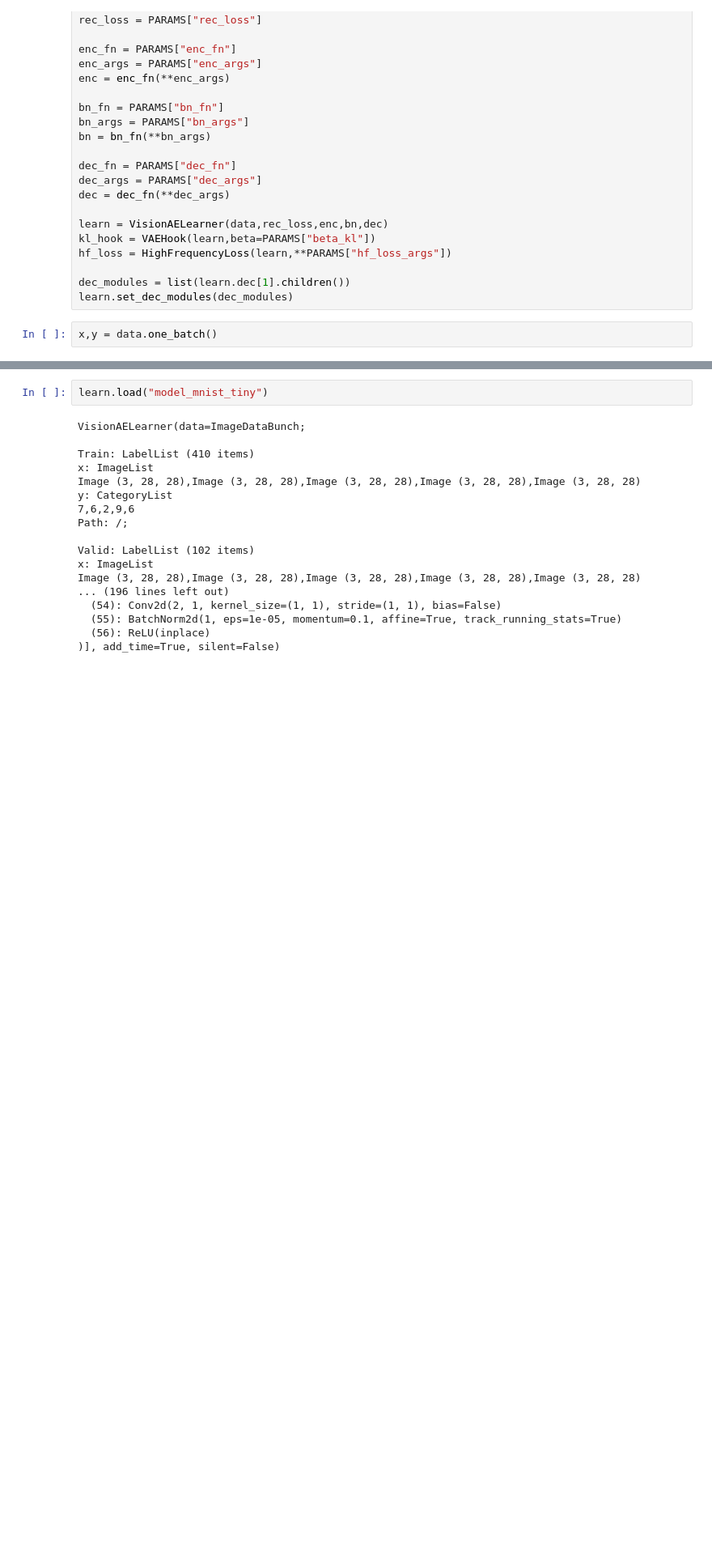
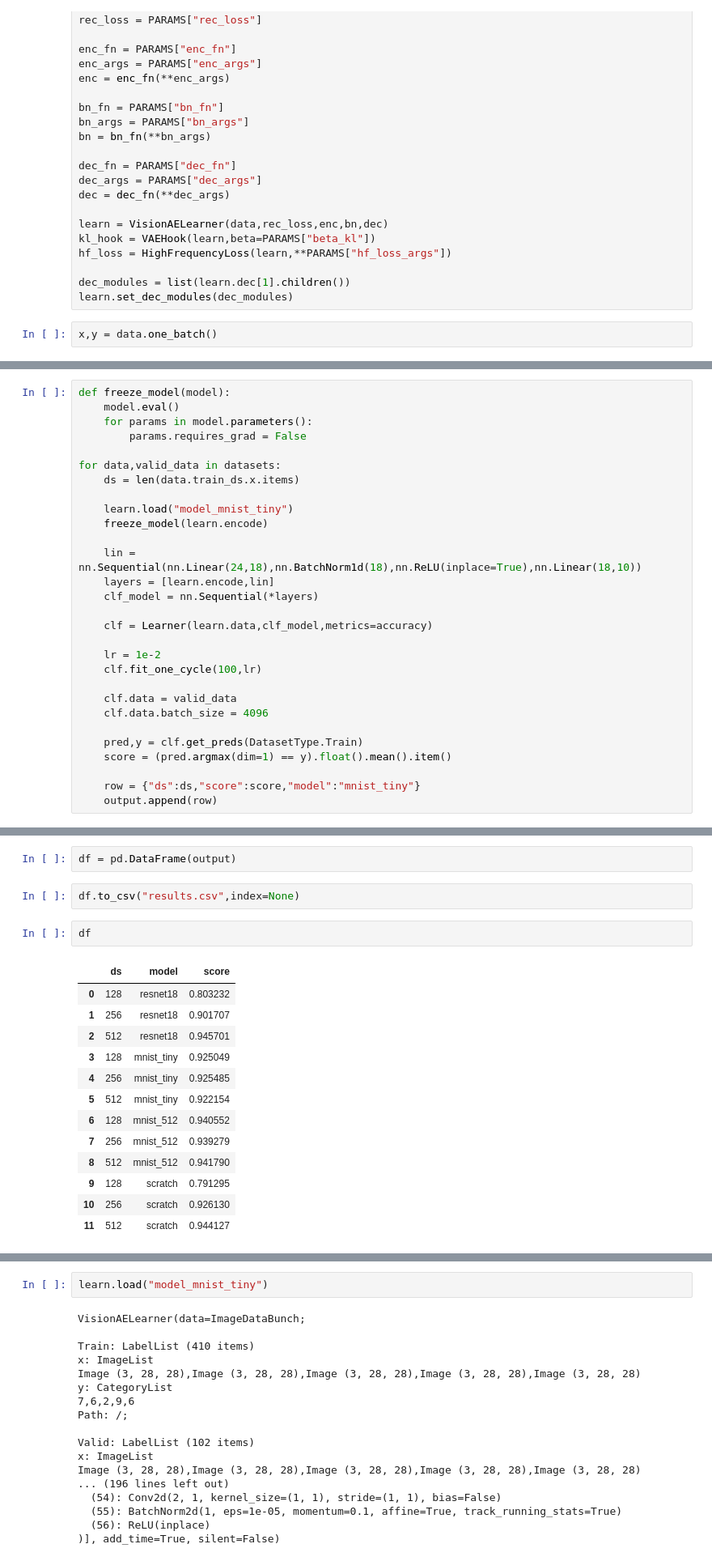
Before and after one commit to dhuynh95/fastai_autoencoder, a Jupyter notebook: MNIST-Copy2.ipynb, the cells around one changed output, grey strips where cells are left out. Shown at 81% size. Saved outputs shown, nothing was run; the diff lists cells and outputs as text; blank space fills up the shorter version.

Commit message:
Added results on classifier and RF

```diff
--- a/MNIST-Copy2.ipynb
+++ b/MNIST-Copy2.ipynb
@@ -357,0 +292,29 @@ data, valid_data = get_data(160)
+# %%
+def freeze_model(model):
+    model.eval()
+    for params in model.parameters():
+        params.requires_grad = False
+
+for data,valid_data in datasets:
+    ds = len(data.train_ds.x.items)
+
+    learn.load("model_mnist_tiny")
+    freeze_model(learn.encode)
+
+    lin = nn.Sequential(nn.Linear(24,18),nn.BatchNorm1d(18),nn.ReLU(inplace=True),nn.Linear(18,10))
+    layers = [learn.encode,lin]
+    clf_model = nn.Sequential(*layers)
+
+    clf = Learner(learn.data,clf_model,metrics=accuracy)
+
+    lr = 1e-2
+    clf.fit_one_cycle(100,lr)
+
+    clf.data = valid_data
+    clf.data.batch_size = 4096
+
+    pred,y = clf.get_preds(DatasetType.Train)
+    score = (pred.argmax(dim=1) == y).float().mean().item()
+
+    row = {"ds":ds,"score":score,"model":"mnist_tiny"}
+    output.append(row)
@@ -357,0 +370,20 @@ data, valid_data = get_data(160)
+# %%
+df = pd.DataFrame(output)
+# %%
+df.to_csv("results.csv",index=None)
+# %%
+df
+# %% [output]
+|  | ds | model | score |
+| 0 | 128 | resnet18 | 0.803232 |
+| 1 | 256 | resnet18 | 0.901707 |
+| 2 | 512 | resnet18 | 0.945701 |
+| 3 | 128 | mnist_tiny | 0.925049 |
+| 4 | 256 | mnist_tiny | 0.925485 |
+| 5 | 512 | mnist_tiny | 0.922154 |
+| 6 | 128 | mnist_512 | 0.940552 |
+| 7 | 256 | mnist_512 | 0.939279 |
+| 8 | 512 | mnist_512 | 0.941790 |
+| 9 | 128 | scratch | 0.791295 |
+| 10 | 256 | scratch | 0.926130 |
+| 11 | 512 | scratch | 0.944127 |
```
Also changed, not shown: parts of 36 cells of this notebook, 10 other files.
